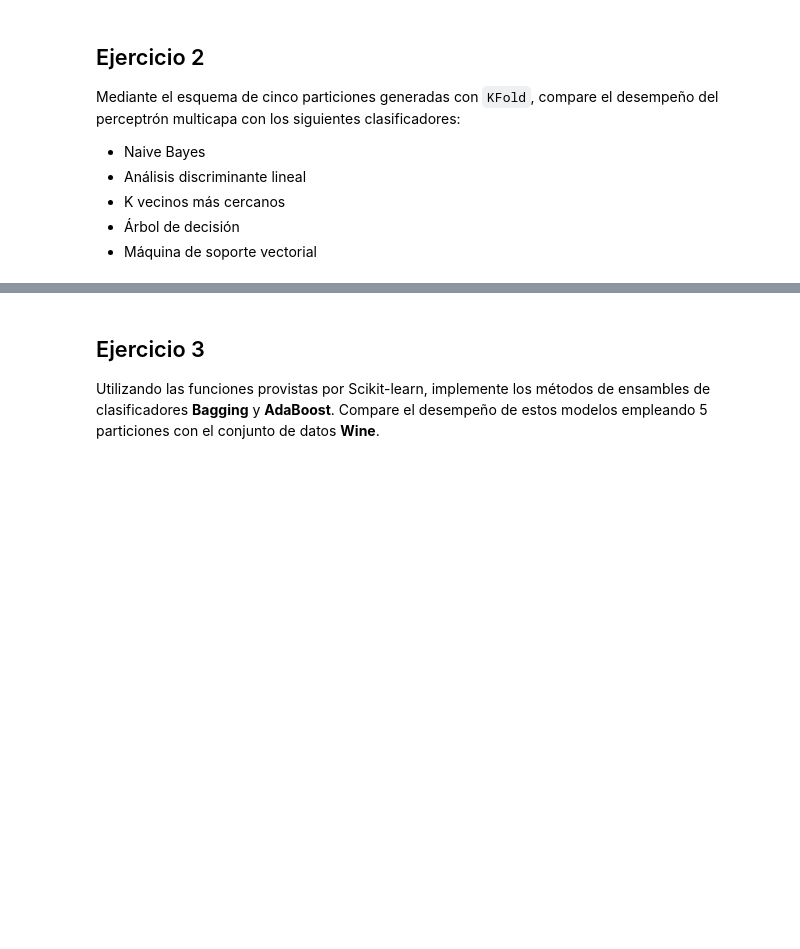
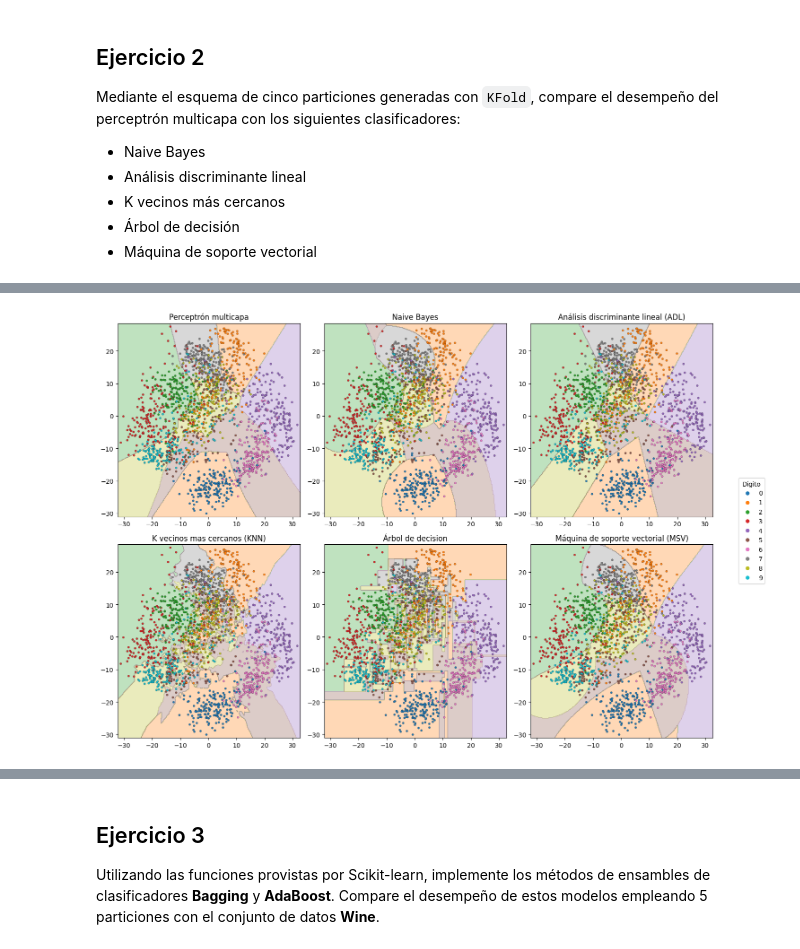
Before and after one commit to FICHCuatrimestral/InteligenciaComputacional, a Jupyter notebook: Practicas/TP3/TP3.ipynb, the cells around one changed output, grey strips where cells are left out. Drawn from its saved outputs; the diff is of its cells as text; code cells hidden in the pictures; blank space fills up the shorter version.

```diff
--- a/Practicas/TP3/TP3.ipynb
+++ b/Practicas/TP3/TP3.ipynb
@@ -257 +284,26 @@ graficar(etiquetas, datos)
+# %%
+pca = PCA(n_components=2, random_state=2077)
+X_2d = pca.fit_transform(X)
+
+x_min, x_max = X_2d[:, 0].min() - 1, X_2d[:, 0].max() + 1
+y_min, y_max = X_2d[:, 1].min() - 1, X_2d[:, 1].max() + 1
+xx, yy = np.meshgrid(np.linspace(x_min, x_max, 300), np.linspace(y_min, y_max, 300))
+
+fig, axes = plt.subplots(2, 3, figsize=(15, 10))
+
+for ax, nombre_modelo, modelo in zip(axes.ravel(), nombres, modelos):
+    modelo_2d = clone(modelo)
+    modelo_2d.fit(X_2d, y)
+
+    Z = modelo_2d.predict(np.c_[xx.ravel(), yy.ravel()]).reshape(xx.shape)
+    ax.contourf(xx, yy, Z, alpha=0.3, cmap='tab10', vmin=-0.5, vmax=9.5)
+    scatter = ax.scatter(X_2d[:, 0], X_2d[:, 1], c=y, cmap='tab10', vmin=-0.5, vmax=9.5, s=10, edgecolors='k', linewidths=0.2)
+    ax.set_title(nombre_modelo)
+
+handles, _ = scatter.legend_elements()
+fig.legend(handles, digits.target_names, title='Dígito', loc='center right')
+plt.tight_layout(rect=[0, 0, 0.93, 1])
+plt.show()
+# %% [output]
+[figure, added]
 # %% [markdown]
```
Also changed, not shown: parts of 6 cells of this notebook.
